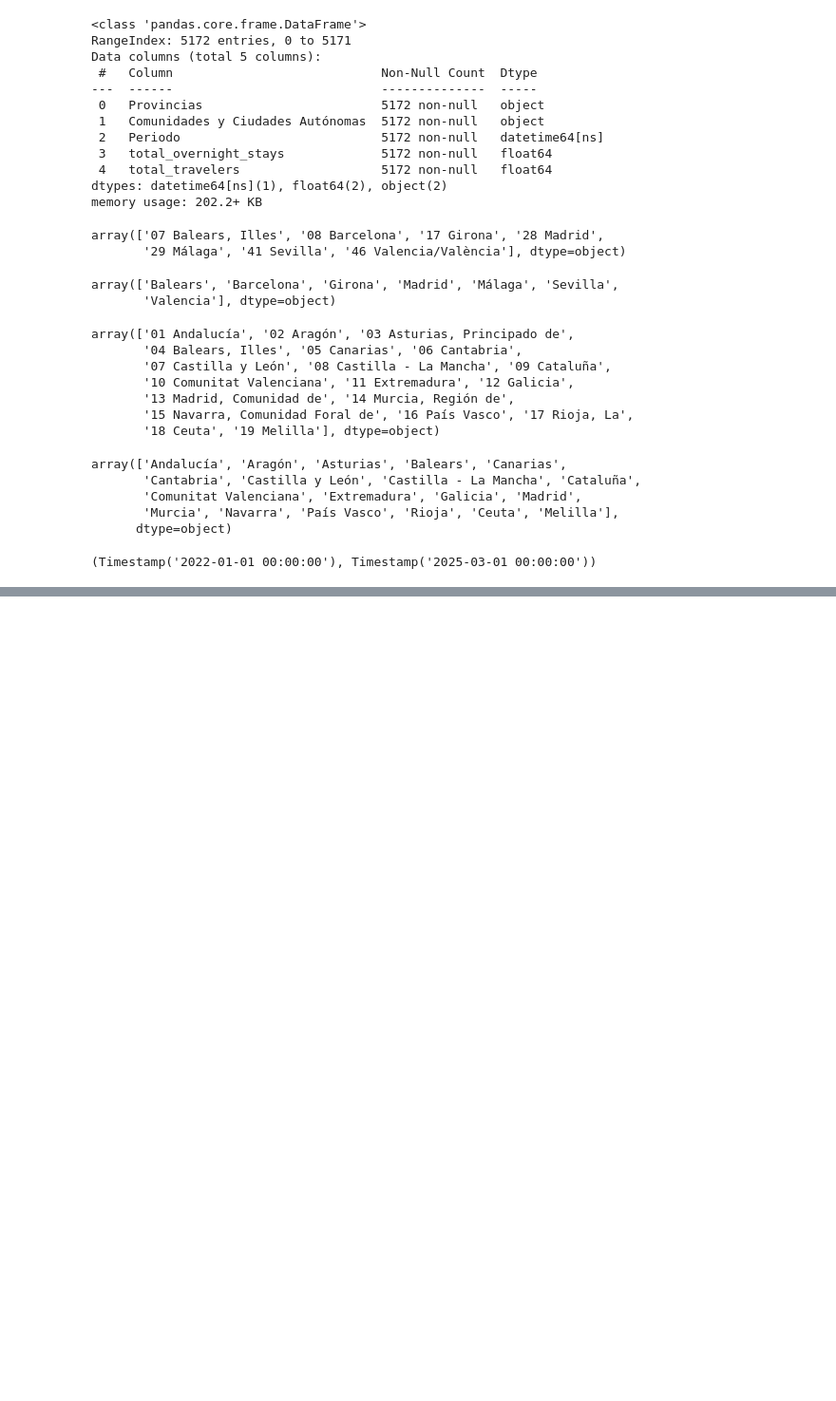
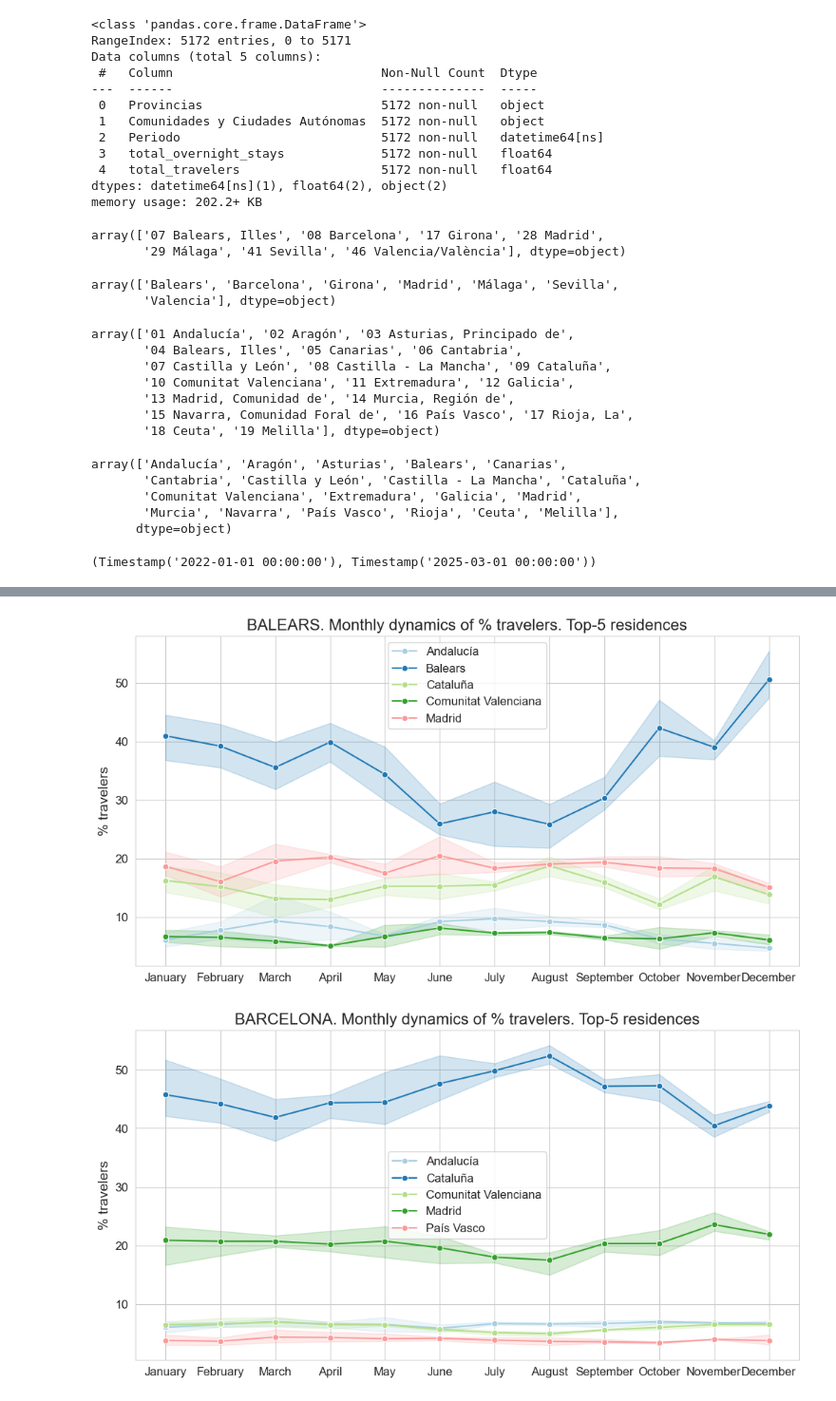
Before and after one commit to luybashu/tourism-accomodations-project, a Jupyter notebook: Scripts/S4_traveler_origin.ipynb, the cells around one changed output, grey strips where cells are left out. Shown at 95% size. Cells and saved outputs as stored; diff of their text form; code cells hidden in the pictures; blank space fills up the shorter version.

```diff
--- a/Scripts/S4_traveler_origin.ipynb
+++ b/Scripts/S4_traveler_origin.ipynb
@@ -419,0 +421,18 @@ for prov in df['Provincias'].unique():
+# %%
+for prov in df['Provincias'].unique():
+    df_prov = df.query('Provincias == @prov')
+    # top 5 residences by overall mean
+    top5_residence = df_prov.groupby('Residencia')['total_travelers'].mean().nlargest(5).index
+    df_top5 = df_prov[df_prov['Residencia'].isin(top5_residence)]
+
+    plt.figure(figsize=(12, 6))
+    sns.lineplot(data=df_top5, x=df_top5['Periodo'].dt.month_name(), y='total_travelers', hue='Residencia', marker='o')
+
+    plt.title(f'{prov.upper()}. Monthly dynamics of % travelers. Top-5 residences')
+    plt.xlabel(None)
+    plt.ylabel('% travelers')
+    plt.legend(title=None)
+    plt.show()
+# %% [output]
+[figure, added]
+[figure, added]
```
Also changed, not shown: parts of 2 cells of this notebook.
